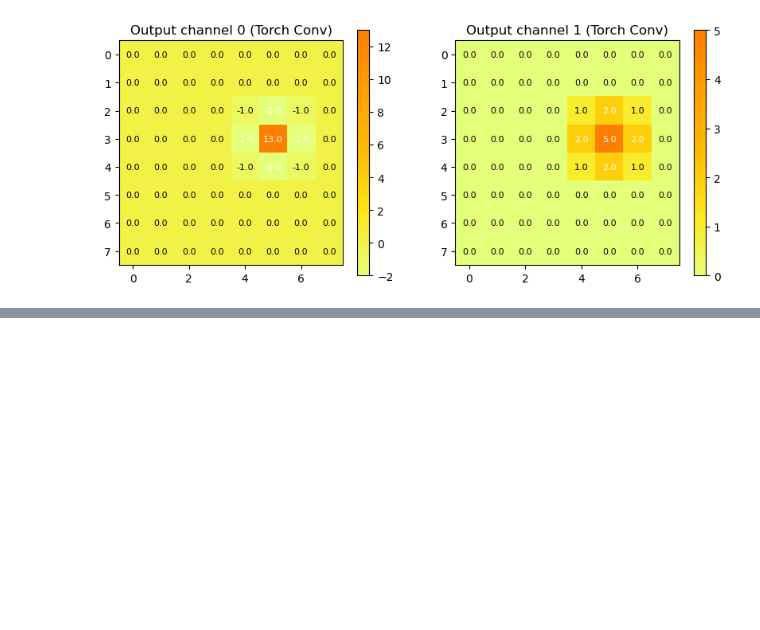
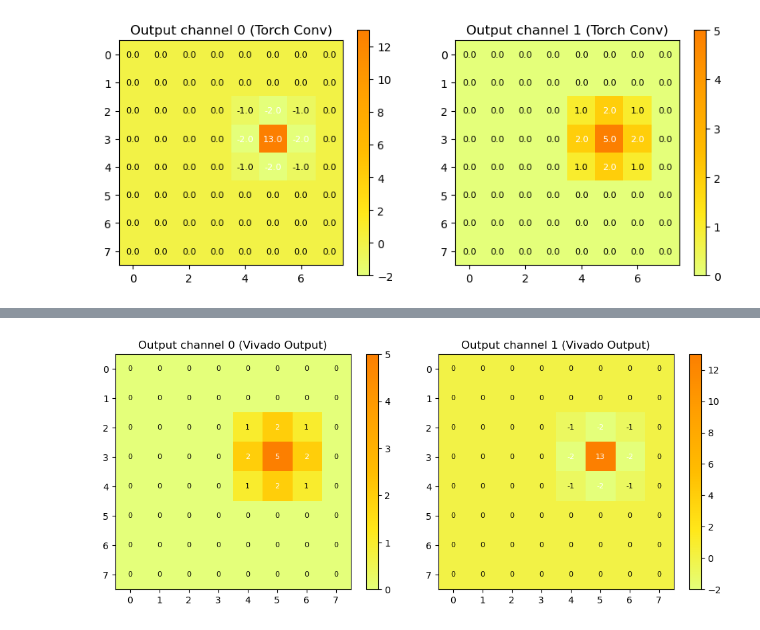
Before and after one commit to apedersen00/fenrir, a Jupyter notebook: python/notebooks/conv_mockup.ipynb, the cells around one changed output, grey strips where cells are left out. Saved outputs shown, nothing was run; the diff lists cells and outputs as text; code cells hidden in the pictures; blank space fills up the shorter version.

```diff
--- a/python/notebooks/conv_mockup.ipynb
+++ b/python/notebooks/conv_mockup.ipynb
@@ -189,3 +242,13 @@ for ch in range(out_channels):
             ax.text(j, i, f"{val:.1f}", ha='center', va='center', color='white' if abs(val) > 1 else 'black', fontsize=8)
 # %% [output]
 [figure]
+# %%
+def twos_complement(val: int, bits: int) -> int:
+    """
+    Interpret `val` (0 ≤ val < 2**bits) as a signed two’s-complement number
+    stored in `bits` bits, and return its Python int value.
+    """
+    if val & (1 << (bits - 1)):
+        # sign bit is set → negative number
+        val -= 1 << bits
+    return val
@@ -191,0 +317,25 @@ for ch in range(out_channels):
+# %%
+vivado_output = np.zeros((8, 8, 2), dtype=np.int16)
+counter = 0
+for w in range (0, 8):
+    for h in range(0, 8):
+        vivado_output[h, w, :] = slices_per_line[w * 8 + h]
+
+# Plot each output channel from vivado_output
+fig, axes = plt.subplots(1, out_channels, figsize=(5 * out_channels, 4))
+if out_channels == 1:
+    axes = [axes]
+for ch in range(out_channels):
+    ax = axes[ch]
+    im = ax.imshow(vivado_output[:, :, ch], cmap='Wistia')
+    ax.set_title(f"Output channel {ch} (Vivado Output)")
+    fig.colorbar(im, ax=ax)
+    # Print values on each cell
+    for i in range(vivado_output.shape[0]):
+        for j in range(vivado_output.shape[1]):
+            val = vivado_output[i, j, ch]
+            ax.text(j, i, f"{val}", ha='center', va='center', color='white' if abs(val) > 1 else 'black', fontsize=8)
+plt.tight_layout()
+plt.show()
+# %% [output]
+[figure, added]
```
Also changed, not shown: parts of 2 cells of this notebook, 7 other files.
